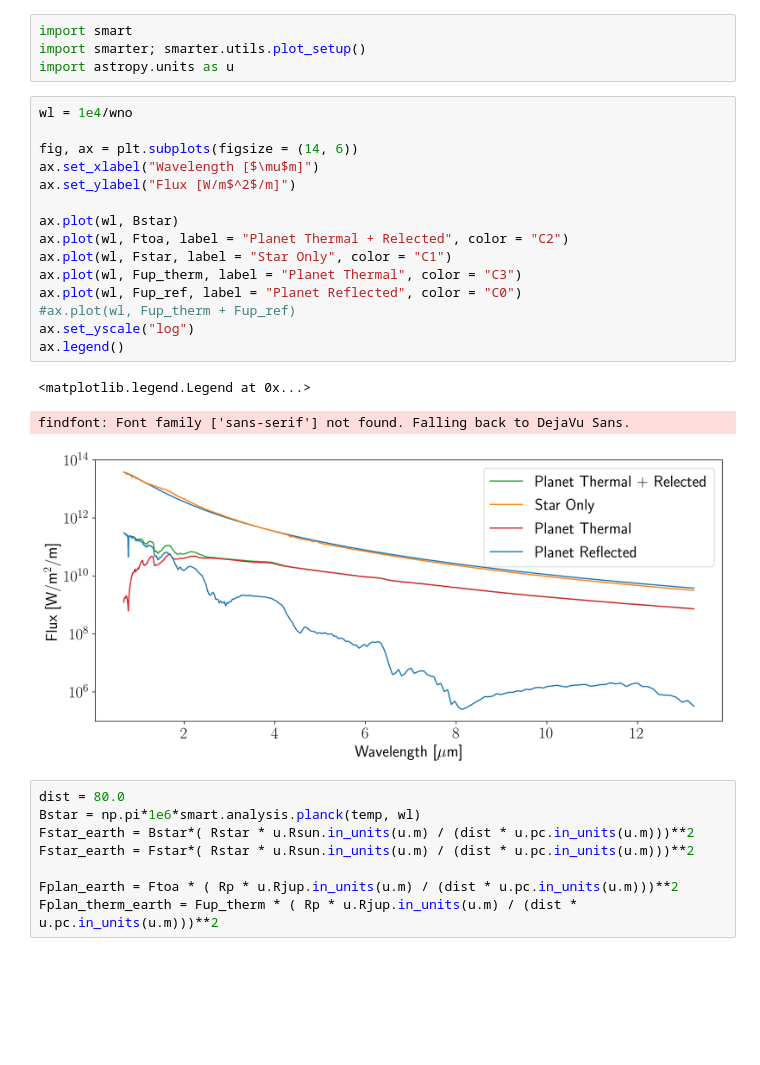
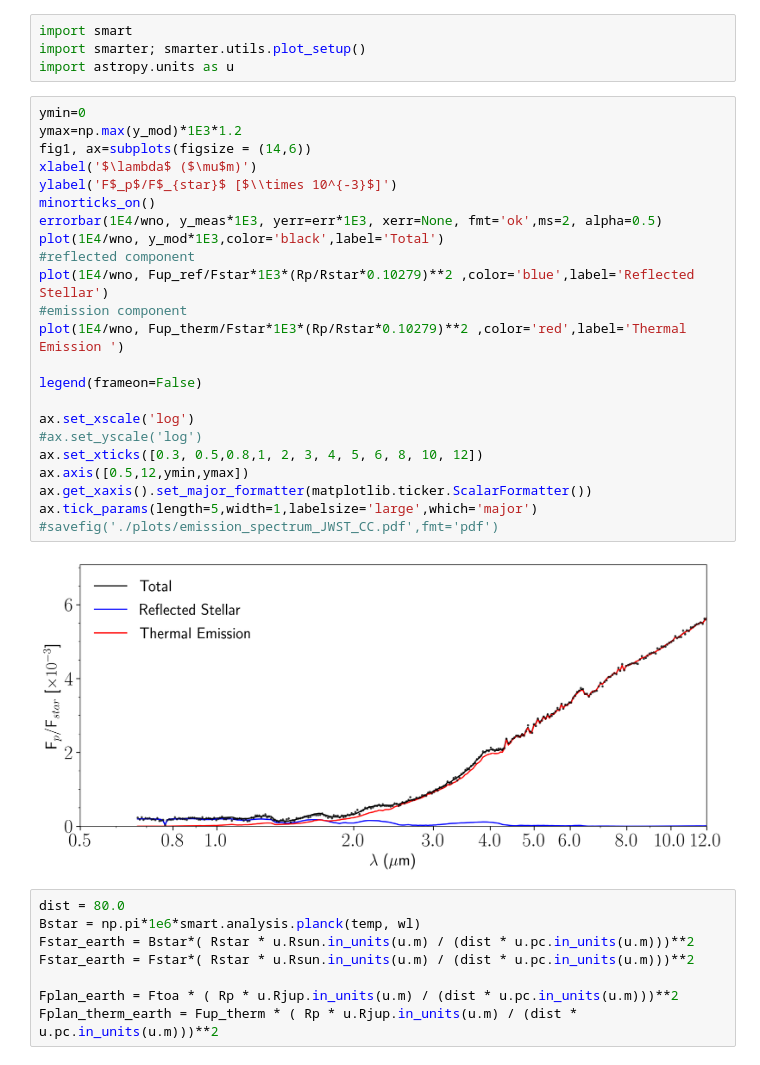
Before and after one commit to jlustigy/CHIMERA, a Jupyter notebook: docs/notebooks/CHIMERA_EMISSION_DEMO_WASP43b_JWST.ipynb, the cells around one changed output. Saved outputs shown, nothing was run; the diff lists cells and outputs as text; blank space fills up the shorter version.

```diff
--- a/docs/notebooks/CHIMERA_EMISSION_DEMO_WASP43b_JWST.ipynb
+++ b/docs/notebooks/CHIMERA_EMISSION_DEMO_WASP43b_JWST.ipynb
@@ -204,25 +199,31 @@ ax.tick_params(length=5,width=1,labelsize='large',which='major')
 import smart
 import smarter; smarter.utils.plot_setup()
 import astropy.units as u
-# %%
-wl = 1e4/wno
-
-fig, ax = plt.subplots(figsize = (14, 6))
-ax.set_xlabel("Wavelength [$\mu$m]")
-ax.set_ylabel("Flux [W/m$^2$/m]")
-
-ax.plot(wl, Bstar)
-ax.plot(wl, Ftoa, label = "Planet Thermal + Relected", color = "C2")
-ax.plot(wl, Fstar, label = "Star Only", color = "C1")
-ax.plot(wl, Fup_therm, label = "Planet Thermal", color = "C3")
-ax.plot(wl, Fup_ref, label = "Planet Reflected", color = "C0")
-#ax.plot(wl, Fup_therm + Fup_ref)
-ax.set_yscale("log")
-ax.legend()
-# %% [output]
-<matplotlib.legend.Legend at 0x...>
-findfont: Font family ['sans-serif'] not found. Falling back to DejaVu Sans.
-[figure, removed]
+# %%
+ymin=0
+ymax=np.max(y_mod)*1E3*1.2
+fig1, ax=subplots(figsize = (14,6))
+xlabel('$\lambda$ ($\mu$m)')
+ylabel('F$_p$/F$_{star}$ [$\\times 10^{-3}$]')
+minorticks_on()
+errorbar(1E4/wno, y_meas*1E3, yerr=err*1E3, xerr=None, fmt='ok',ms=2, alpha=0.5)
+plot(1E4/wno, y_mod*1E3,color='black',label='Total')
+#reflected component
+plot(1E4/wno, Fup_ref/Fstar*1E3*(Rp/Rstar*0.10279)**2 ,color='blue',label='Reflected Stellar')
+#emission component
+plot(1E4/wno, Fup_therm/Fstar*1E3*(Rp/Rstar*0.10279)**2 ,color='red',label='Thermal Emission ')
+
+legend(frameon=False)
+
+ax.set_xscale('log')
+#ax.set_yscale('log')
+ax.set_xticks([0.3, 0.5,0.8,1, 2, 3, 4, 5, 6, 8, 10, 12])
+ax.axis([0.5,12,ymin,ymax])
+ax.get_xaxis().set_major_formatter(matplotlib.ticker.ScalarFormatter())
+ax.tick_params(length=5,width=1,labelsize='large',which='major')
+#savefig('./plots/emission_spectrum_JWST_CC.pdf',fmt='pdf')
+# %% [output]
+[figure, added]
 # %%
 dist = 80.0
 Bstar = np.pi*1e6*smart.analysis.planck(temp, wl)
```
Also changed, not shown: parts of 4 cells of this notebook, 12 other files.
